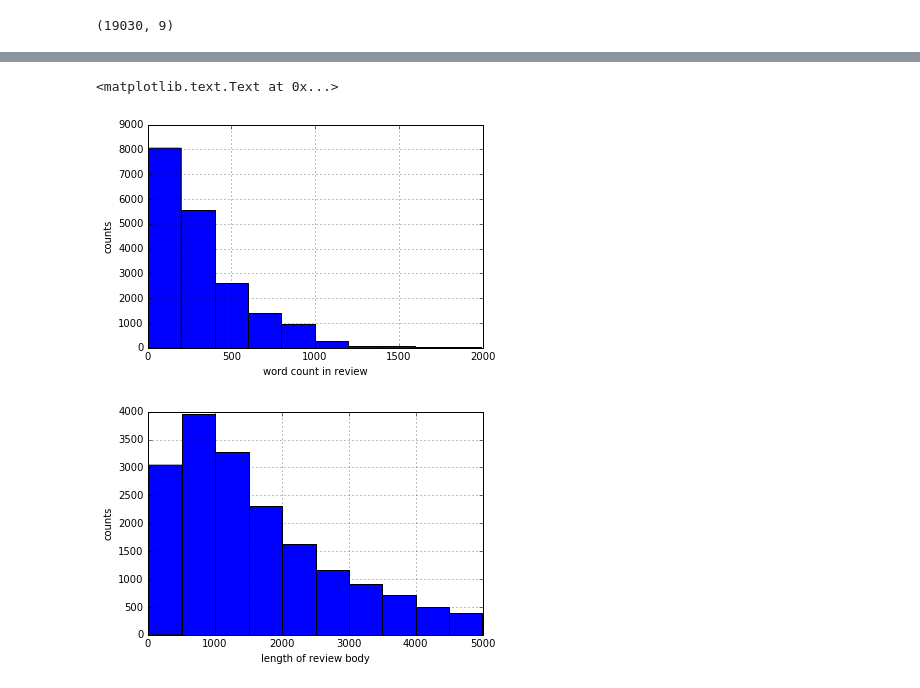
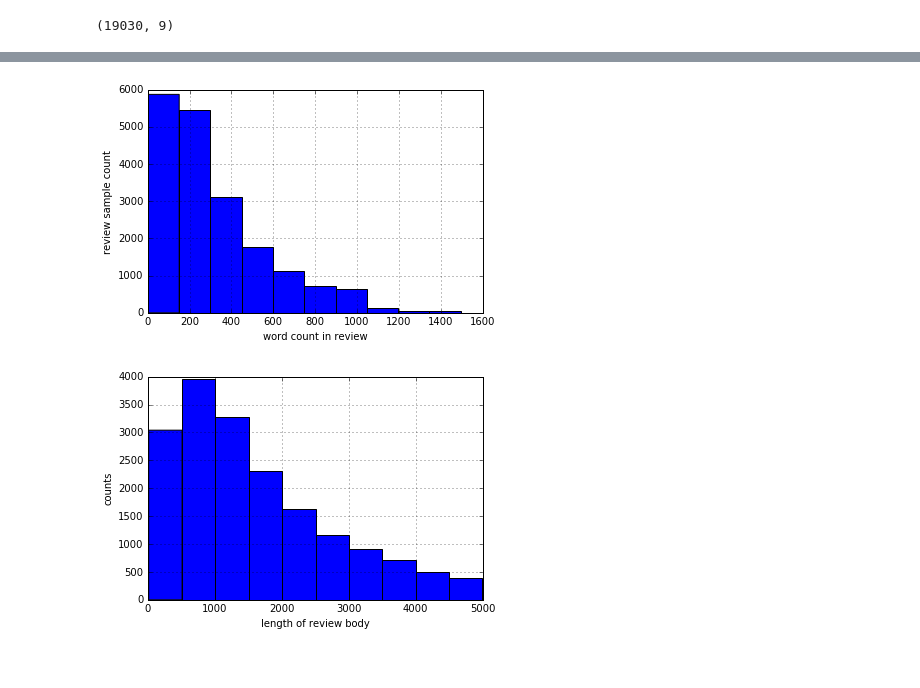
Before and after one commit to sonyfe25cp/ReviewHelpful, a Jupyter notebook: python-notebook/Review-english.ipynb, the cells around one changed output, grey strips where cells are left out. Saved outputs shown, nothing was run; the diff lists cells and outputs as text; code cells hidden in the pictures.

```diff
--- a/python-notebook/Review-english.ipynb
+++ b/python-notebook/Review-english.ipynb
@@ -119,10 +129,10 @@ df.head()
 # %%
-df[df['body_word_count'] < 2000]['body_word_count'].hist()
+df[df['body_word_count'] < 1500]['body_word_count'].hist()
 plt.xlabel('word count in review')
-plt.ylabel('counts')
+plt.ylabel('review sample count')
+plt.savefig('review_word_count_distribution.svg')
 # %% [output]
-<matplotlib.text.Text at 0x...>
-[figure, old version]
+[figure, new version]
 # %%
 df[df['body_len'] > 10][df['body_len'] < 5000]['body_len'].hist()
 plt.xlim(0, 5000)
```
Also changed, not shown: parts of 2 cells of this notebook, 3 other files.
